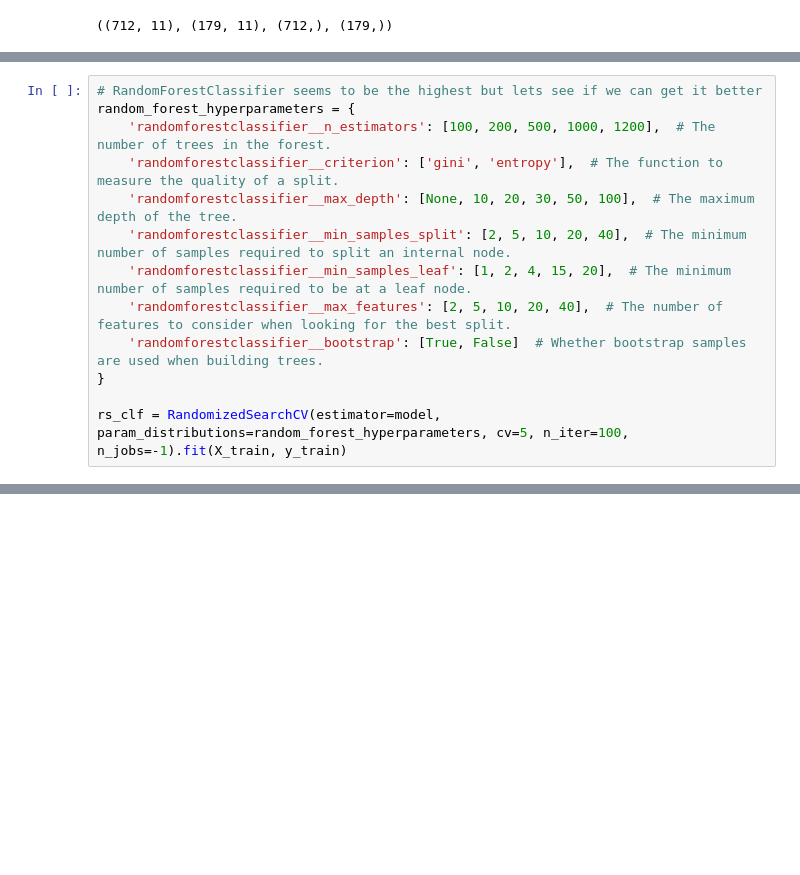
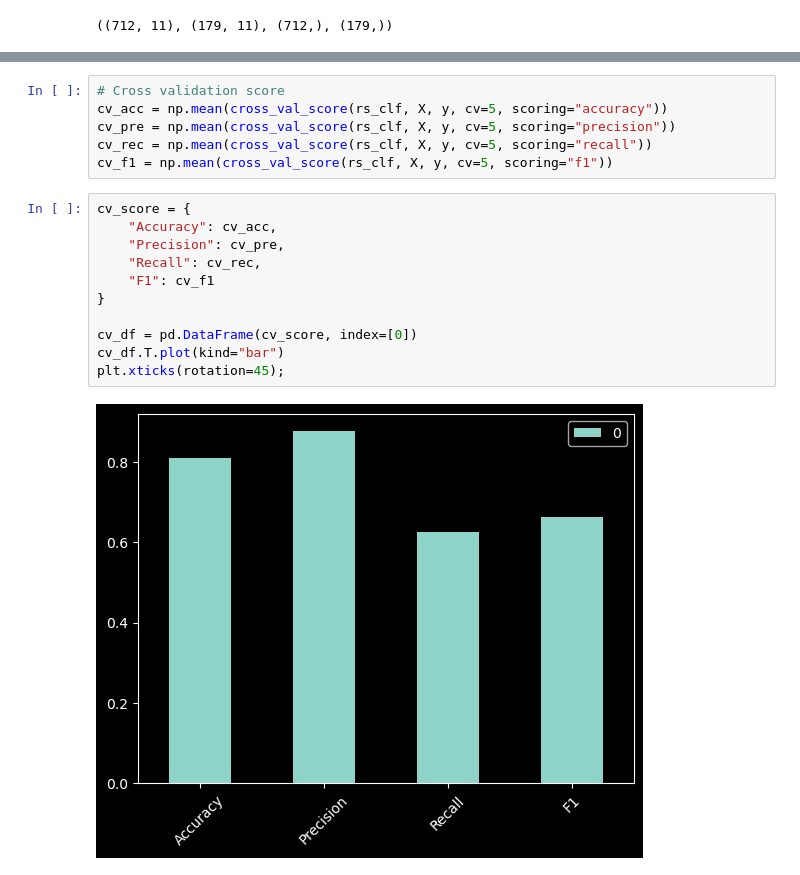
Before and after one commit to msnkr/kaggle_comps, a Jupyter notebook: Titanic - Machine Learning from Disaster/Untitled.ipynb, the cells around one changed output, grey strips where cells are left out. Cells and saved outputs as stored; diff of their text form; blank space fills up the shorter version.

```diff
--- a/Titanic - Machine Learning from Disaster/Untitled.ipynb
+++ b/Titanic - Machine Learning from Disaster/Untitled.ipynb
@@ -203,13 +204,0 @@ plt.xticks(rotation=0);
-# %%
-# RandomForestClassifier seems to be the highest but lets see if we can get it better
-random_forest_hyperparameters = {
-    'randomforestclassifier__n_estimators': [100, 200, 500, 1000, 1200],  # The number of trees in the forest.
-    'randomforestclassifier__criterion': ['gini', 'entropy'],  # The function to measure the quality of a split.
-    'randomforestclassifier__max_depth': [None, 10, 20, 30, 50, 100],  # The maximum depth of the tree.
-    'randomforestclassifier__min_samples_split': [2, 5, 10, 20, 40],  # The minimum number of samples required to split an internal node.
-    'randomforestclassifier__min_samples_leaf': [1, 2, 4, 15, 20],  # The minimum number of samples required to be at a leaf node.
-    'randomforestclassifier__max_features': [2, 5, 10, 20, 40],  # The number of features to consider when looking for the best split.
-    'randomforestclassifier__bootstrap': [True, False]  # Whether bootstrap samples are used when building trees.
-}
-
-rs_clf = RandomizedSearchCV(estimator=model, param_distributions=random_forest_hyperparameters, cv=5, n_iter=100, n_jobs=-1).fit(X_train, y_train)
@@ -231,0 +233,19 @@ rs_clf.score(X_test, y_test)
+# %%
+# Cross validation score
+cv_acc = np.mean(cross_val_score(rs_clf, X, y, cv=5, scoring="accuracy"))
+cv_pre = np.mean(cross_val_score(rs_clf, X, y, cv=5, scoring="precision"))
+cv_rec = np.mean(cross_val_score(rs_clf, X, y, cv=5, scoring="recall"))
+cv_f1 = np.mean(cross_val_score(rs_clf, X, y, cv=5, scoring="f1"))
+# %%
+cv_score = {
+    "Accuracy": cv_acc,
+    "Precision": cv_pre,
+    "Recall": cv_rec,
+    "F1": cv_f1
+}
+
+cv_df = pd.DataFrame(cv_score, index=[0])
+cv_df.T.plot(kind="bar")
+plt.xticks(rotation=45);
+# %% [output]
+[figure, added]
```
Also changed, not shown: parts of 10 cells of this notebook.
